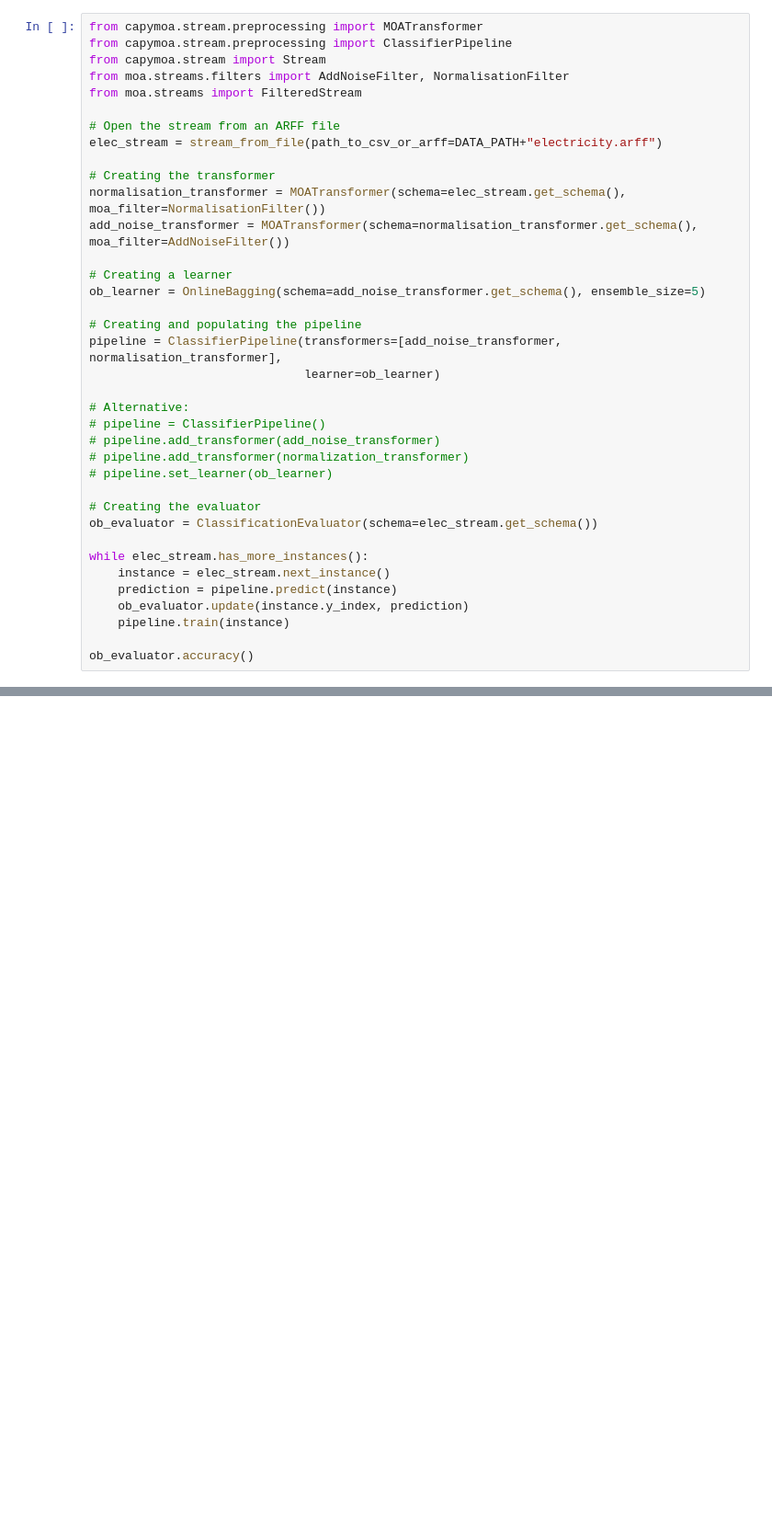
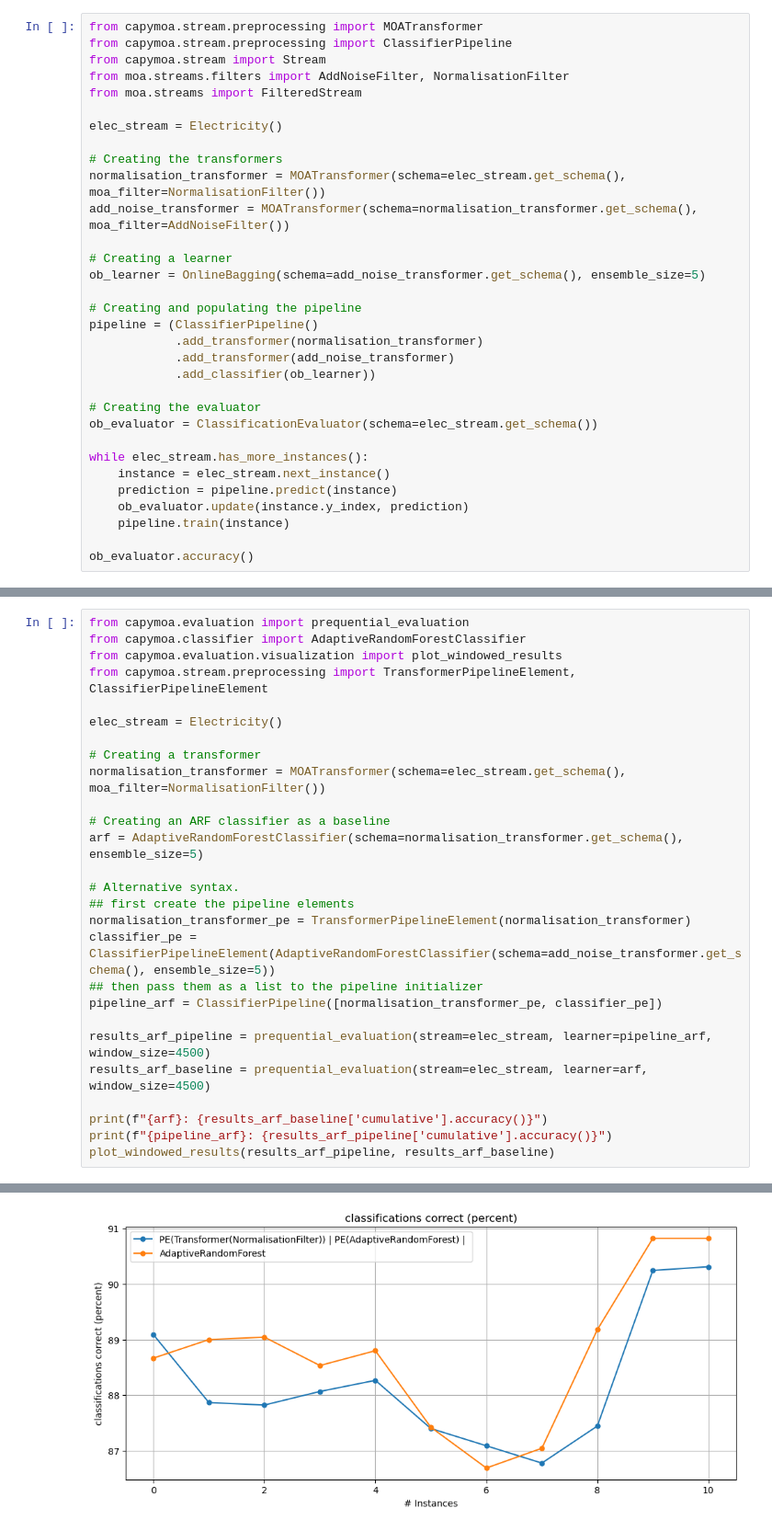
Before and after one commit to adaptive-machine-learning/CapyMOA, a Jupyter notebook: notebooks/07_pipelines.ipynb, the cells around one changed output, grey strips where cells are left out. Shown at 92% size. Saved outputs shown, nothing was run; the diff lists cells and outputs as text; blank space fills up the shorter version.

```diff
--- a/notebooks/07_pipelines.ipynb
+++ b/notebooks/07_pipelines.ipynb
@@ -64,10 +166,9 @@ from capymoa.stream import Stream
 from moa.streams.filters import AddNoiseFilter, NormalisationFilter
 from moa.streams import FilteredStream
 
-# Open the stream from an ARFF file
-elec_stream = stream_from_file(path_to_csv_or_arff=DATA_PATH+"electricity.arff")
+elec_stream = Electricity()
 
-# Creating the transformer
+# Creating the transformers
 normalisation_transformer = MOATransformer(schema=elec_stream.get_schema(), moa_filter=NormalisationFilter())
 add_noise_transformer = MOATransformer(schema=normalisation_transformer.get_schema(), moa_filter=AddNoiseFilter())
 
@@ -75,14 +176,10 @@ add_noise_transformer = MOATransformer(schema=normalisation_transformer.get_sche
 ob_learner = OnlineBagging(schema=add_noise_transformer.get_schema(), ensemble_size=5)
 
 # Creating and populating the pipeline
-pipeline = ClassifierPipeline(transformers=[add_noise_transformer, normalisation_transformer],
-                              learner=ob_learner)
-
-# Alternative:
-# pipeline = ClassifierPipeline()
-# pipeline.add_transformer(add_noise_transformer)
-# pipeline.add_transformer(normalization_transformer)
-# pipeline.set_learner(ob_learner)
+pipeline = (ClassifierPipeline()
+            .add_transformer(normalisation_transformer)
+            .add_transformer(add_noise_transformer)
+            .add_classifier(ob_learner))
 
 # Creating the evaluator
 ob_evaluator = ClassificationEvaluator(schema=elec_stream.get_schema())
@@ -104,0 +206,28 @@ str(pipeline)
+# %%
+from capymoa.evaluation import prequential_evaluation
+from capymoa.classifier import AdaptiveRandomForestClassifier
+from capymoa.evaluation.visualization import plot_windowed_results
+from capymoa.stream.preprocessing import TransformerPipelineElement, ClassifierPipelineElement
+
+elec_stream = Electricity()
+
+# Creating a transformer
+normalisation_transformer = MOATransformer(schema=elec_stream.get_schema(), moa_filter=NormalisationFilter())
+
+# Creating an ARF classifier as a baseline
+arf = AdaptiveRandomForestClassifier(schema=normalisation_transformer.get_schema(), ensemble_size=5)
+
+# Alternative syntax.
+## first create the pipeline elements
+normalisation_transformer_pe = TransformerPipelineElement(normalisation_transformer)
+classifier_pe = ClassifierPipelineElement(AdaptiveRandomForestClassifier(schema=add_noise_transformer.get_schema(), ensemble_size=5))
+## then pass them as a list to the pipeline initializer
+pipeline_arf = ClassifierPipeline([normalisation_transformer_pe, classifier_pe])
+
+results_arf_pipeline = prequential_evaluation(stream=elec_stream, learner=pipeline_arf, window_size=4500)
+results_arf_baseline = prequential_evaluation(stream=elec_stream, learner=arf, window_size=4500)
+
+print(f"{arf}: {results_arf_baseline['cumulative'].accuracy()}")
+print(f"{pipeline_arf}: {results_arf_pipeline['cumulative'].accuracy()}")
+plot_windowed_results(results_arf_pipeline, results_arf_baseline)
+# %% [output]
@@ -104,0 +236 @@ str(pipeline)
+[figure, added]
```
Also changed, not shown: parts of 25 cells of this notebook, 50 other files.
